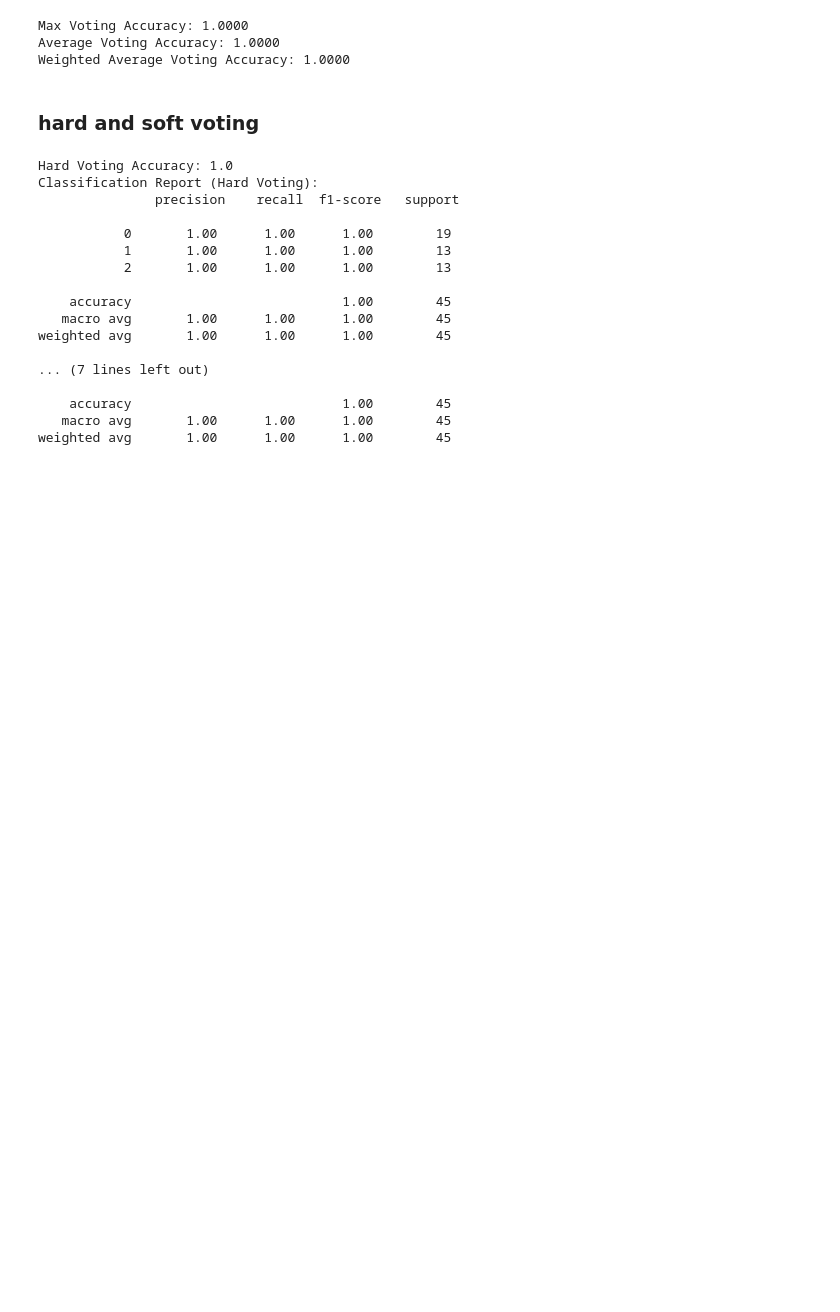
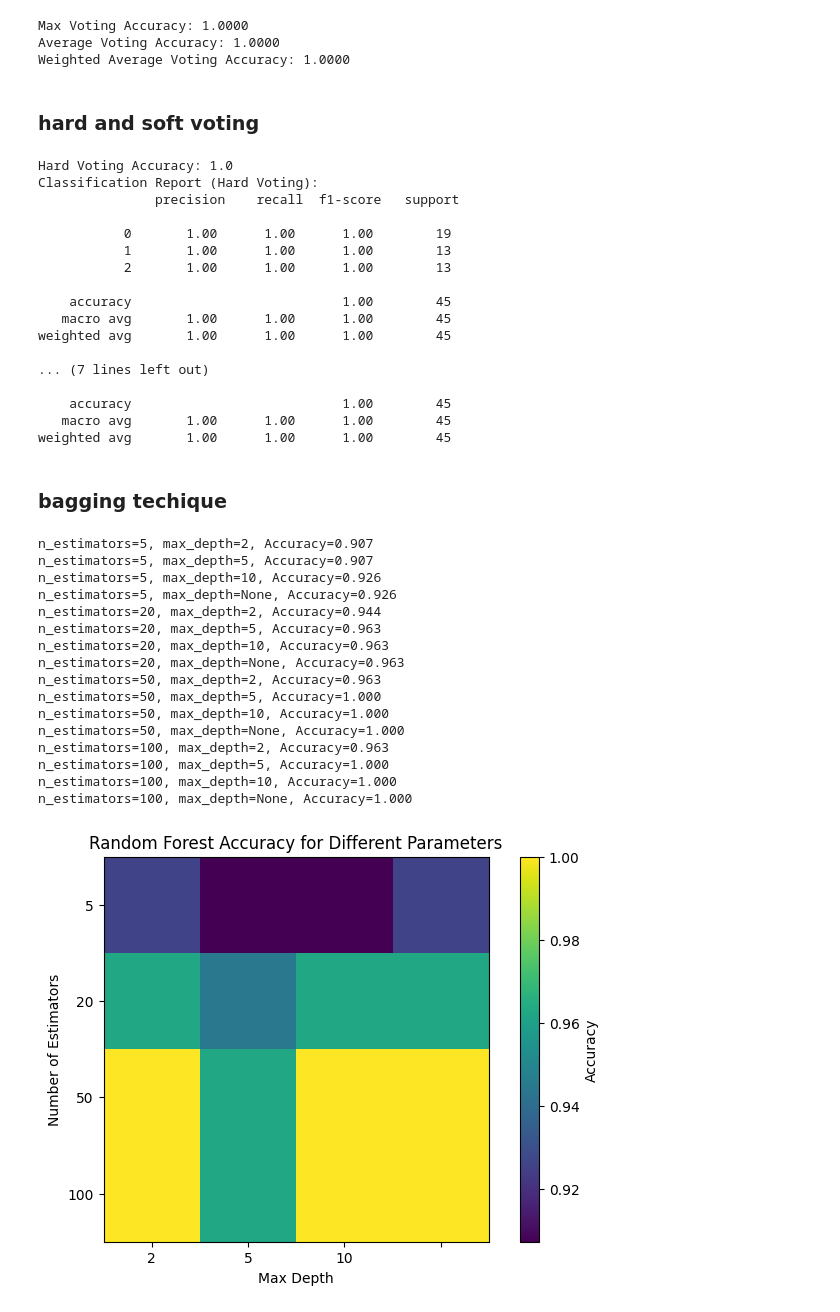
Before and after one commit to naveen-ramavath/machine-learning, a Jupyter notebook: ensemble_week_8.ipynb, the cells around one changed output. Saved outputs shown, nothing was run; the diff lists cells and outputs as text; code cells hidden in the pictures; blank space fills up the shorter version.

```diff
--- a/ensemble_week_8.ipynb
+++ b/ensemble_week_8.ipynb
@@ -274,3 +274,83 @@ weighted avg       1.00      1.00      1.00        45
     accuracy                           1.00        45
    macro avg       1.00      1.00      1.00        45
 weighted avg       1.00      1.00      1.00        45
+# %% [markdown]
+### bagging **techique**
+# %%
+# -------------------------------------------------------
+# Bagging Technique using RandomForestClassifier
+# -------------------------------------------------------
+import numpy as np
+import pandas as pd
+from sklearn.datasets import load_wine
+from sklearn.model_selection import train_test_split
+from sklearn.ensemble import RandomForestClassifier
+from sklearn.metrics import accuracy_score, classification_report
+import matplotlib.pyplot as plt
+
+# Step 1: Load dataset
+data = load_wine()
+X = data.data
+y = data.target
+
+# Step 2: Split data
+X_train, X_test, y_train, y_test = train_test_split(X, y, test_size=0.3, random_state=42)
+
+# Step 3: Experiment with different parameters
+estimators = [5, 20, 50, 100]
+depths = [2, 5, 10, None]  # None = unlimited depth
+scores = []
+
+for n in estimators:
+    for d in depths:
+        model = RandomForestClassifier(
+            n_estimators=n,
+            max_depth=d,
+            random_state=42
+        )
+        model.fit(X_train, y_train)
+        y_pred = model.predict(X_test)
+        acc = accuracy_score(y_test, y_pred)
+        scores.append((n, d, acc))
+        print(f"n_estimators={n}, max_depth={d}, Accuracy={acc:.3f}")
+
+# Step 4: Visualize performance
+results = pd.DataFrame(scores, columns=["n_estimators", "max_depth", "accuracy"])
+pivot_table = results.pivot(index="n_estimators", columns="max_depth", values="accuracy")
+
+plt.figure(figsize=(8, 5))
+plt.title("Random Forest Accuracy for Different Parameters")
+plt.imshow(pivot_table, cmap='viridis', interpolation='nearest')
+plt.colorbar(label='Accuracy')
+plt.xticks(range(len(depths)), depths)
+plt.yticks(range(len(estimators)), estimators)
+plt.xlabel("Max Depth")
+plt.ylabel("Number of Estimators")
+plt.show()
+
+# Step 5: Final Model
+best_model = RandomForestClassifier(n_estimators=100, max_depth=None, random_state=42)
+best_model.fit(X_train, y_train)
+y_pred = best_model.predict(X_test)
+
+print("\nFinal Model Performance:")
+print("Accuracy:", accuracy_score(y_test, y_pred))
+print("\nClassification Report:\n", classification_report(y_test, y_pred))
+# %% [output]
+n_estimators=5, max_depth=2, Accuracy=0.907
+n_estimators=5, max_depth=5, Accuracy=0.907
+n_estimators=5, max_depth=10, Accuracy=0.926
+n_estimators=5, max_depth=None, Accuracy=0.926
+n_estimators=20, max_depth=2, Accuracy=0.944
+n_estimators=20, max_depth=5, Accuracy=0.963
+n_estimators=20, max_depth=10, Accuracy=0.963
+n_estimators=20, max_depth=None, Accuracy=0.963
+n_estimators=50, max_depth=2, Accuracy=0.963
+n_estimators=50, max_depth=5, Accuracy=1.000
+n_estimators=50, max_depth=10, Accuracy=1.000
+n_estimators=50, max_depth=None, Accuracy=1.000
+n_estimators=100, max_depth=2, Accuracy=0.963
+n_estimators=100, max_depth=5, Accuracy=1.000
+n_estimators=100, max_depth=10, Accuracy=1.000
+n_estimators=100, max_depth=None, Accuracy=1.000
+[figure, added]
```
Also changed, not shown: parts of 5 cells of this notebook.
